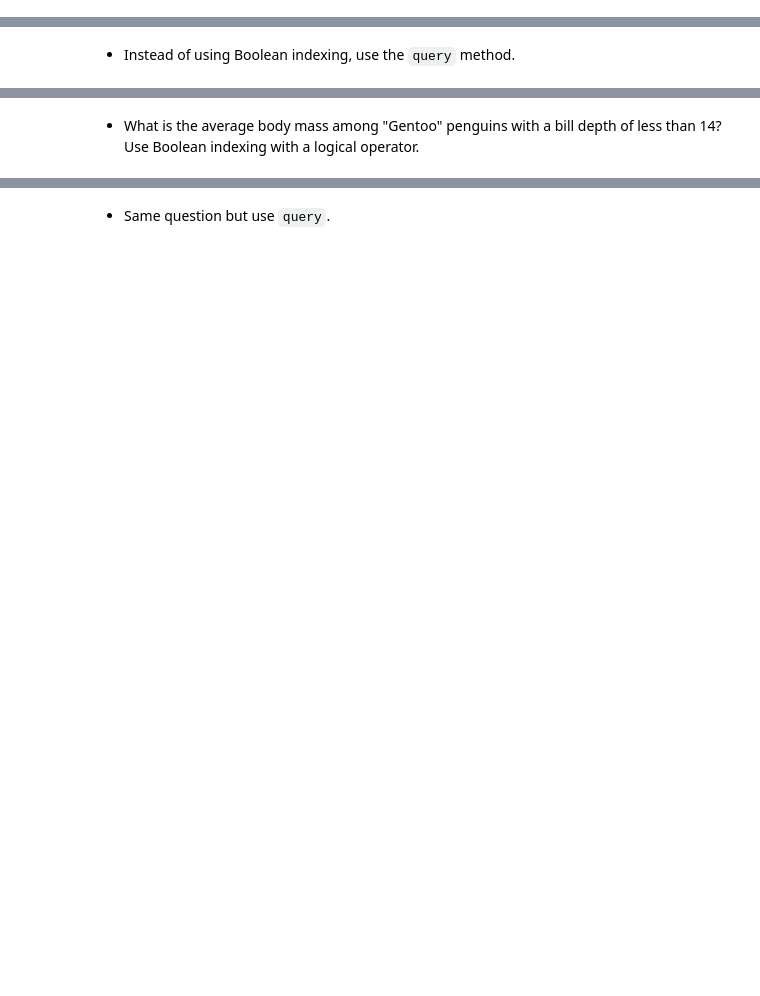
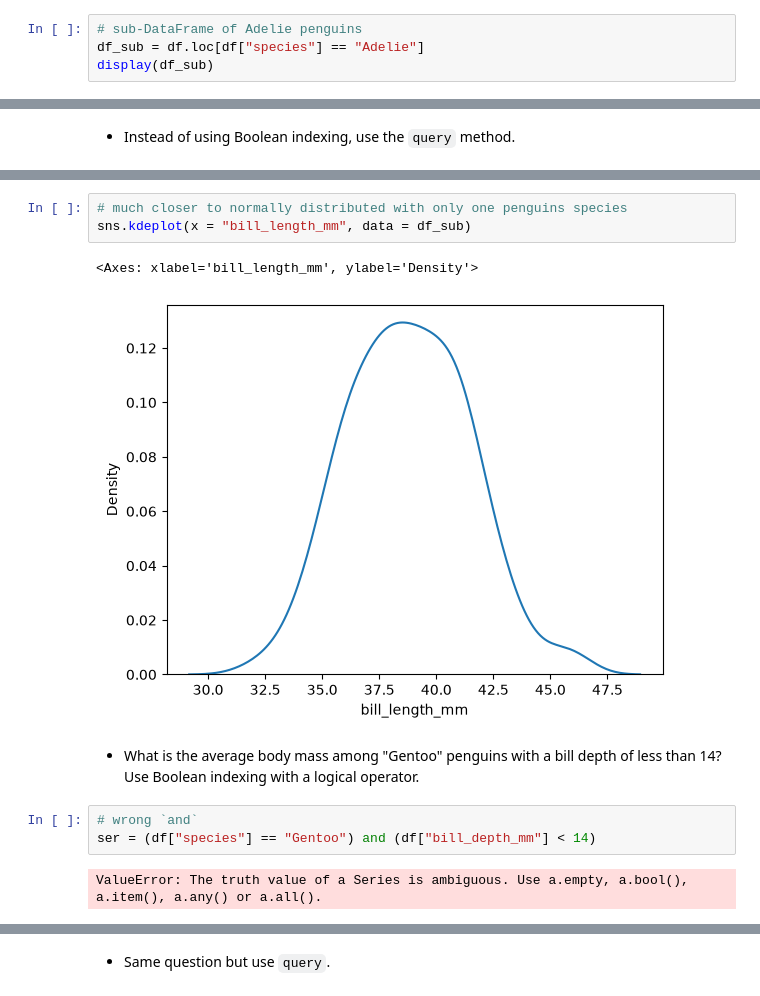
Before and after one commit to ChristopherDavisUCI/AISCI210-Unit0-GettingStarted, a Jupyter notebook: Week3-Tuesday.ipynb, the cells around one changed output, grey strips where cells are left out. Cells and saved outputs as stored; diff of their text form; blank space fills up the shorter version.

```diff
--- a/Week3-Tuesday.ipynb
+++ b/Week3-Tuesday.ipynb
@@ -24,0 +253,4 @@ It was pointed out that the numeric values in the penguins dataset did not seem
+# %%
+# sub-DataFrame of Adelie penguins
+df_sub = df.loc[df["species"] == "Adelie"]
+display(df_sub)
@@ -27,2 +332,13 @@ It was pointed out that the numeric values in the penguins dataset did not seem
+# %%
+# much closer to normally distributed with only one penguins species
+sns.kdeplot(x = "bill_length_mm", data = df_sub)
+# %% [output]
+<Axes: xlabel='bill_length_mm', ylabel='Density'>
+[figure, added]
 # %% [markdown]
 * What is the average body mass among "Gentoo" penguins with a bill depth of less than 14?  Use Boolean indexing with a logical operator.
+# %%
+# wrong `and`
+ser = (df["species"] == "Gentoo") and (df["bill_depth_mm"] < 14)
+# %% [output]
+ValueError: The truth value of a Series is ambiguous. Use a.empty, a.bool(), a.item(), a.any() or a.all().
```
Also changed, not shown: parts of 34 cells of this notebook.
